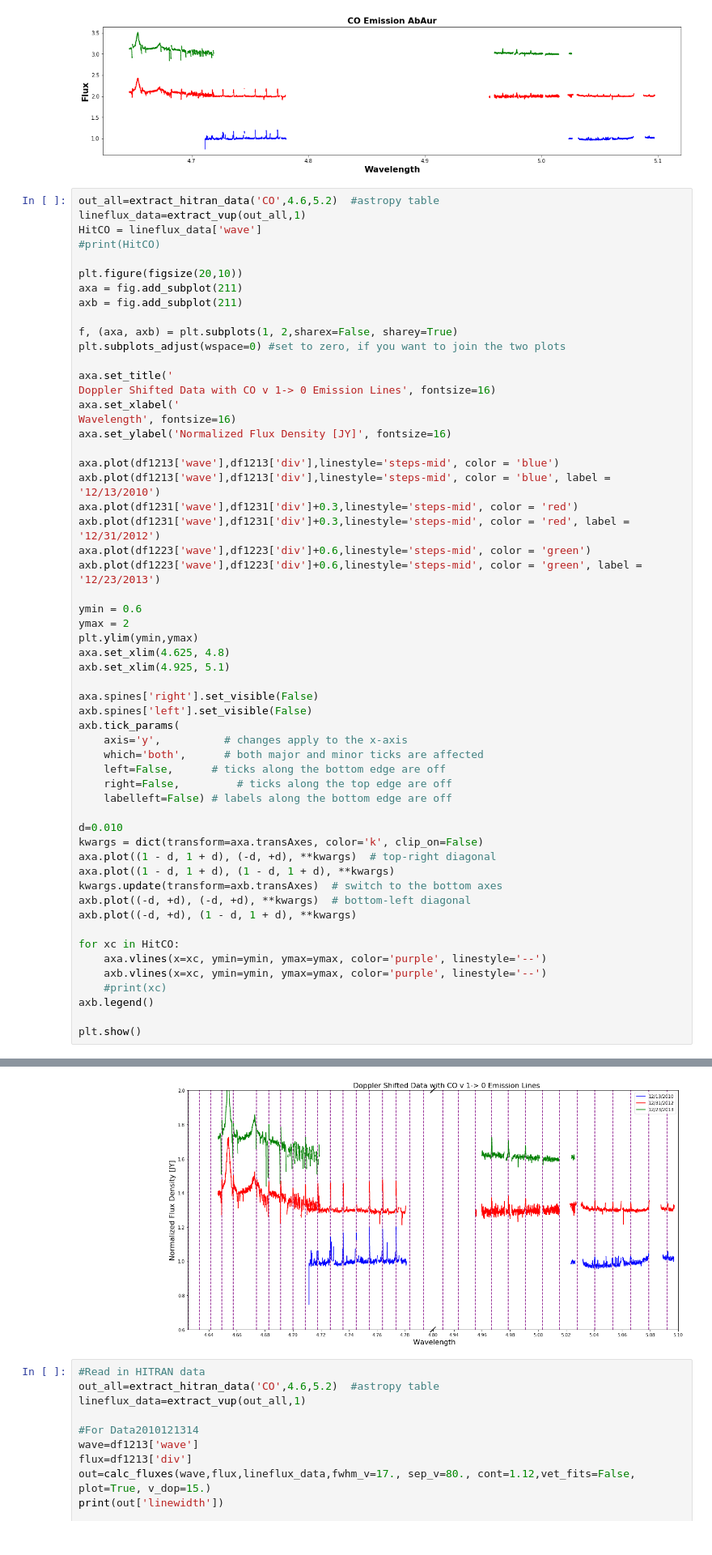
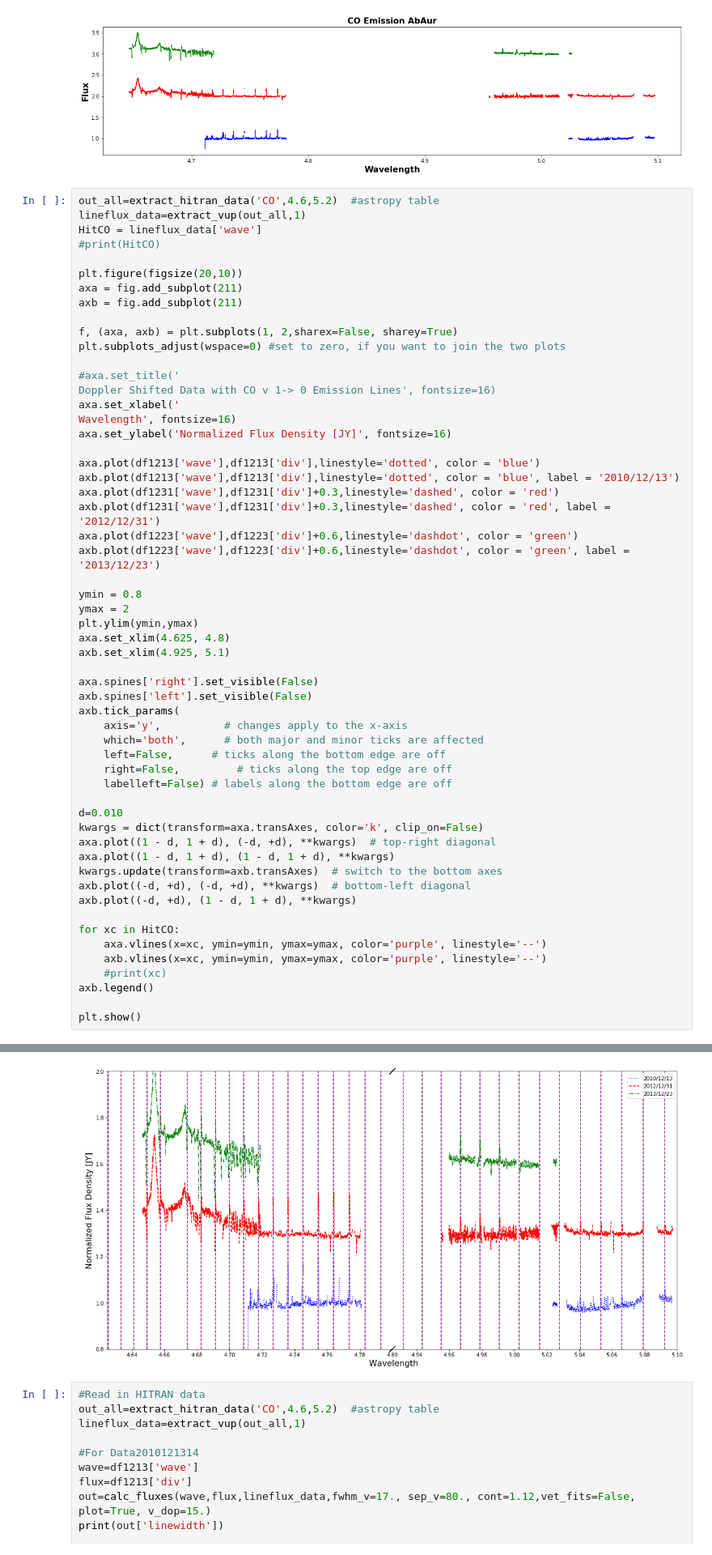
Before and after one commit to hanmars1822/summer_research, a Jupyter notebook: abaur_corrected_plots.ipynb, the cells around one changed output, grey strips where cells are left out. Shown at 81% size. Saved outputs shown, nothing was run; the diff lists cells and outputs as text.

Commit message:
finalized ab aur plots and lcka correction with line emission profiles

```diff
--- a/abaur_corrected_plots.ipynb
+++ b/abaur_corrected_plots.ipynb
@@ -169,50 +169,50 @@ axb = fig.add_subplot(211)
 f, (axa, axb) = plt.subplots(1, 2,sharex=False, sharey=True)
 plt.subplots_adjust(wspace=0) #set to zero, if you want to join the two plots
 
-axa.set_title('                                                                                                                         Doppler Shifted Data with CO v 1-> 0 Emission Lines', fontsize=16)
+#axa.set_title('                                                                                                                         Doppler Shifted Data with CO v 1-> 0 Emission Lines', fontsize=16)
 axa.set_xlabel('                                                                                                              Wavelength', fontsize=16)
 axa.set_ylabel('Normalized Flux Density [JY]', fontsize=16)
 
-axa.plot(df1213['wave'],df1213['div'],linestyle='steps-mid', color = 'blue')
-axb.plot(df1213['wave'],df1213['div'],linestyle='steps-mid', color = 'blue', label = '12/13/2010')
-axa.plot(df1231['wave'],df1231['div']+0.3,linestyle='steps-mid', color = 'red')
-axb.plot(df1231['wave'],df1231['div']+0.3,linestyle='steps-mid', color = 'red', label = '12/31/2012')
-axa.plot(df1223['wave'],df1223['div']+0.6,linestyle='steps-mid', color = 'green')
-axb.plot(df1223['wave'],df1223['div']+0.6,linestyle='steps-mid', color = 'green', label = '12/23/2013')
+axa.plot(df1213['wave'],df1213['div'],linestyle='dotted', color = 'blue')
+axb.plot(df1213['wave'],df1213['div'],linestyle='dotted', color = 'blue', label = '2010/12/13')
+axa.plot(df1231['wave'],df1231['div']+0.3,linestyle='dashed', color = 'red')
+axb.plot(df1231['wave'],df1231['div']+0.3,linestyle='dashed', color = 'red', label = '2012/12/31')
+axa.plot(df1223['wave'],df1223['div']+0.6,linestyle='dashdot', color = 'green')
+axb.plot(df1223['wave'],df1223['div']+0.6,linestyle='dashdot', color = 'green', label = '2013/12/23')
 
-ymin = 0.6
+ymin = 0.8
 ymax = 2
 plt.ylim(ymin,ymax)
 axa.set_xlim(4.625, 4.8)
 axb.set_xlim(4.925, 5.1)
 
 axa.spines['right'].set_visible(False)
 axb.spines['left'].set_visible(False)
 axb.tick_params(
     axis='y',          # changes apply to the x-axis
     which='both',      # both major and minor ticks are affected
     left=False,      # ticks along the bottom edge are off
     right=False,         # ticks along the top edge are off
     labelleft=False) # labels along the bottom edge are off
 
 d=0.010
 kwargs = dict(transform=axa.transAxes, color='k', clip_on=False)
 axa.plot((1 - d, 1 + d), (-d, +d), **kwargs)  # top-right diagonal
 axa.plot((1 - d, 1 + d), (1 - d, 1 + d), **kwargs)
 kwargs.update(transform=axb.transAxes)  # switch to the bottom axes
 axb.plot((-d, +d), (-d, +d), **kwargs)  # bottom-left diagonal
 axb.plot((-d, +d), (1 - d, 1 + d), **kwargs)
 
 for xc in HitCO:
     axa.vlines(x=xc, ymin=ymin, ymax=ymax, color='purple', linestyle='--')
     axb.vlines(x=xc, ymin=ymin, ymax=ymax, color='purple', linestyle='--')
     #print(xc)
 axb.legend()
 
 plt.show()
 # %% [output]
 <Figure size 1440x720 with 0 Axes>
-[figure, old version]
+[figure, new version]
 # %%
 #Read in HITRAN data
 out_all=extract_hitran_data('CO',4.6,5.2)  #astropy table
```
Also changed, not shown: parts of 6 cells of this notebook, 3 other files.
